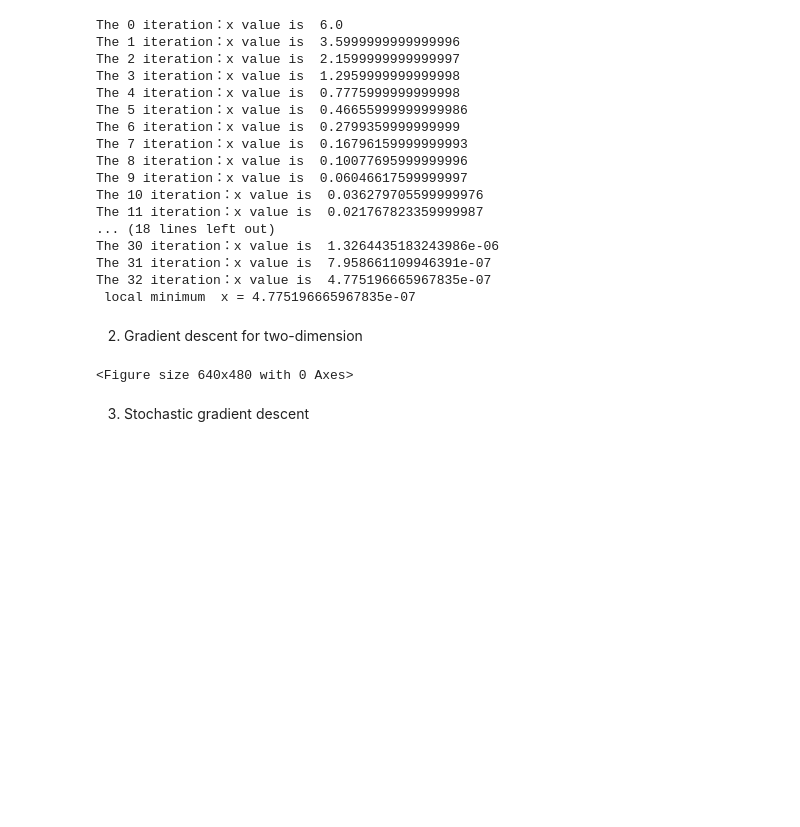
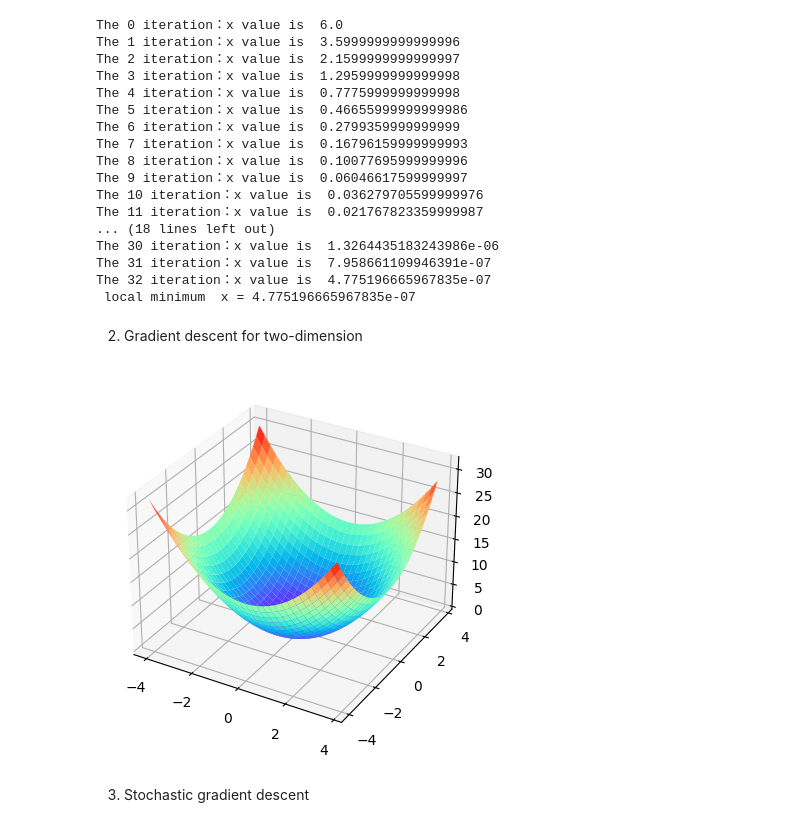
Before and after one commit to shurmez01/MAT422, a Jupyter notebook: 3_3.ipynb, the cells around one changed output. Saved outputs shown, nothing was run; the diff lists cells and outputs as text; code cells hidden in the pictures; blank space fills up the shorter version.

```diff
--- a/3_3.ipynb
+++ b/3_3.ipynb
@@ -64,20 +87,20 @@ The 32 iteration：x value is  4.775196665967835e-07
 # %%
 from matplotlib import pyplot as plt
 import numpy as np
 from mpl_toolkits.mplot3d import Axes3D
 
 fig = plt.figure()
-ax = Axes3D(fig)
+ax = fig.add_subplot(projection='3d')
 X = np.arange(-4, 4, 0.25)
 Y = np.arange(-4, 4, 0.25)
 X, Y = np.meshgrid(X, Y)
 #Z = np.sqrt(X**2 + Y**2)
 Z = X**2 + Y**2
 ax.plot_surface(X, Y, Z, rstride=1, cstride=1, cmap='rainbow')
 
 plt.show()
 # %% [output]
-<Figure size 640x480 with 0 Axes>
+[figure, added]
 # %% [markdown]
 3. Stochastic gradient descent
 # %%
```
Also changed, not shown: parts of 1 cell of this notebook.
